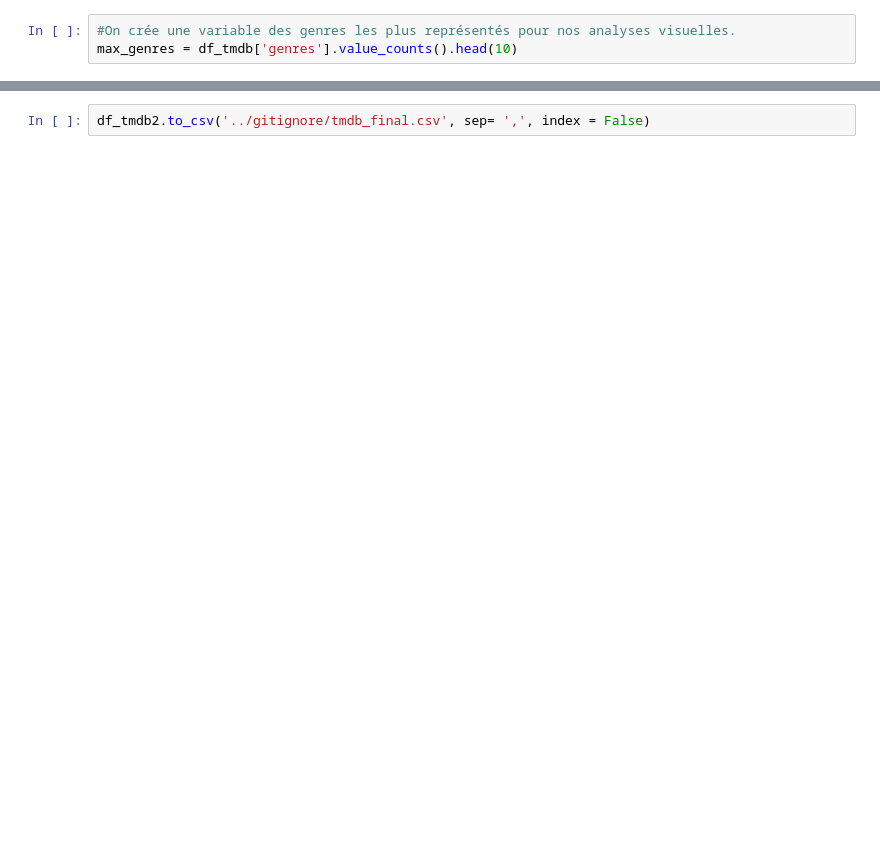
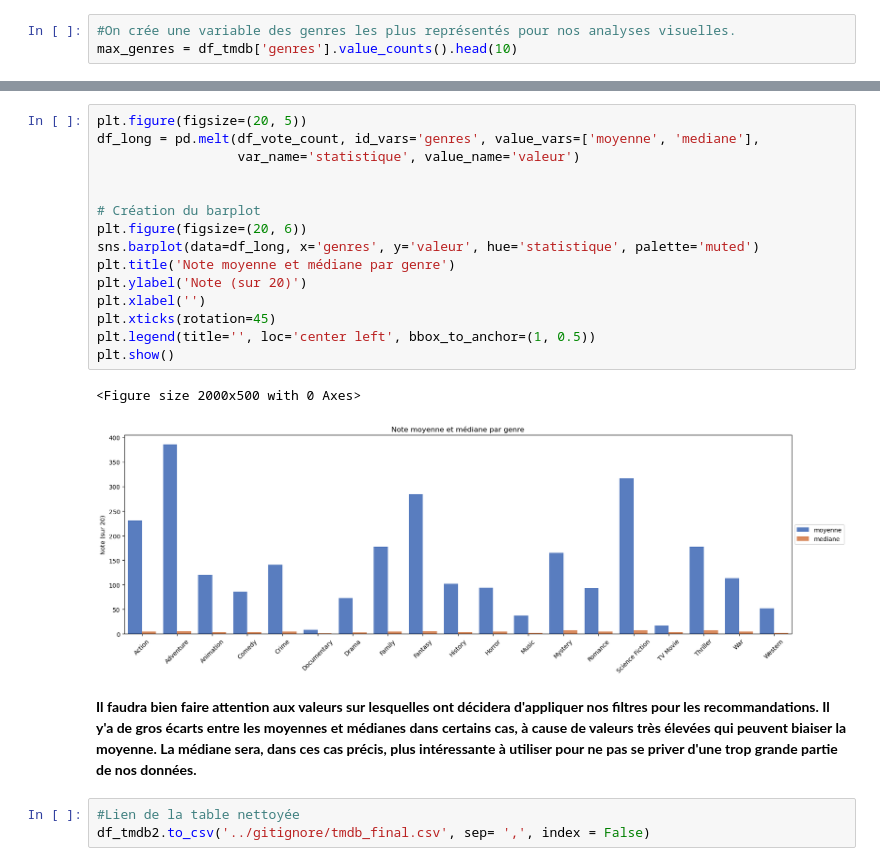
Before and after one commit to jpvt-data/AlgoCinema, a Jupyter notebook: exploration/exploration_tmdb_full.ipynb, the cells around one changed output, grey strips where cells are left out. Drawn from its saved outputs; the diff is of its cells as text; blank space fills up the shorter version.

```diff
--- a/exploration/exploration_tmdb_full.ipynb
+++ b/exploration/exploration_tmdb_full.ipynb
@@ -244,2 +229,23 @@ Name: vote_count, dtype: float64
+# %%
+plt.figure(figsize=(20, 5))
+df_long = pd.melt(df_vote_count, id_vars='genres', value_vars=['moyenne', 'mediane'],
+                  var_name='statistique', value_name='valeur')
+
+
+# Création du barplot
+plt.figure(figsize=(20, 6))
+sns.barplot(data=df_long, x='genres', y='valeur', hue='statistique', palette='muted')
+plt.title('Note moyenne et médiane par genre')
+plt.ylabel('Note (sur 20)')
+plt.xlabel('')
+plt.xticks(rotation=45)
+plt.legend(title='', loc='center left', bbox_to_anchor=(1, 0.5))
+plt.show()
+# %% [output]
+<Figure size 2000x500 with 0 Axes>
+[figure, added]
+# %% [markdown]
+**Il faudra bien faire attention aux valeurs sur lesquelles ont décidera d'appliquer nos filtres pour les recommandations. Il y'a de gros écarts entre les moyennes et médianes dans certains cas, à cause de valeurs très élevées qui peuvent biaiser la moyenne. La médiane sera, dans ces cas précis, plus intéressante à utiliser pour ne pas se priver d'une trop grande partie de nos données.**
 # %%
+#Lien de la table nettoyée
 df_tmdb2.to_csv('../gitignore/tmdb_final.csv', sep= ',', index = False)
```
Also changed, not shown: parts of 8 cells of this notebook.
